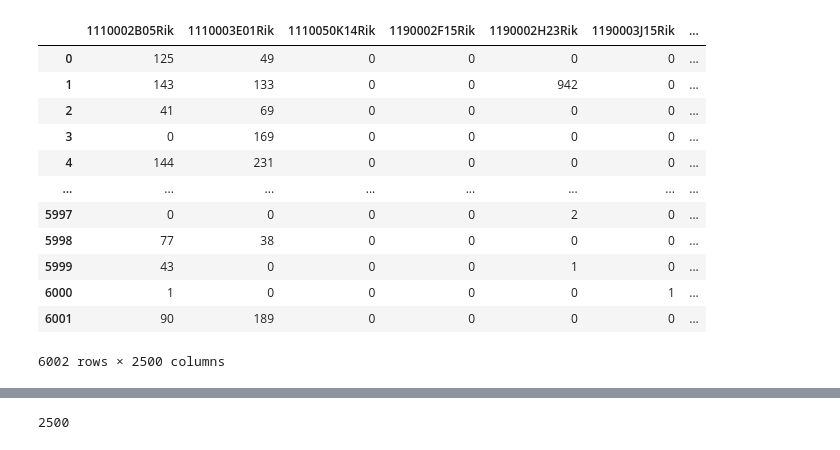
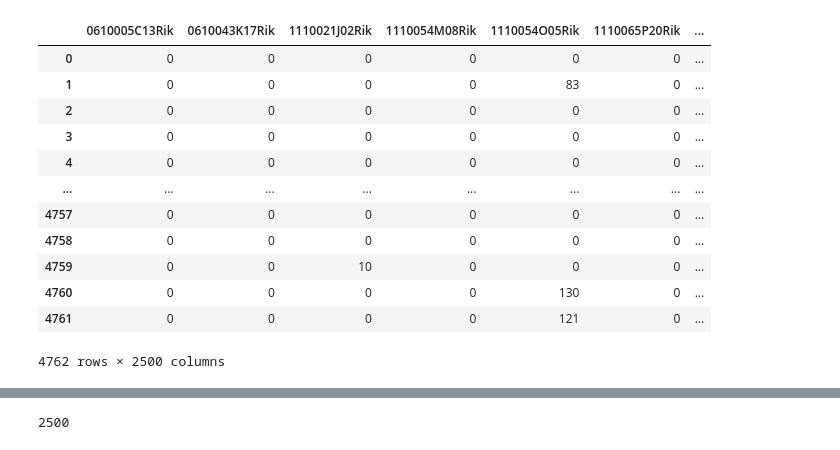
Before and after one commit to Fahim17/inferring-miRNA, a Jupyter notebook: data_to_image_v2.ipynb, the cells around one changed output, grey strips where cells are left out. Drawn from its saved outputs; the diff is of its cells as text; code cells hidden in the pictures.

```diff
--- a/data_to_image_v2.ipynb
+++ b/data_to_image_v2.ipynb
@@ -35,31 +35,32 @@ from sklearn.preprocessing import StandardScaler
 # %%
 cwd = os.getcwd()
 
 data_path = "D:\\Research\\data\\processed_dataset" #lab
 
 # tissue_type = 'liver'
 # tissue_type = 'pancreas'
 # tissue_type = 'kidney'
-tissue_type = 'heart'
+# tissue_type = 'heart'
+tissue_type = 'brain_myeloid'
 
 df_main = pd.read_csv(f'{data_path}\\{tissue_type}\\highly_expressed_2500_genes.csv')
 df_main = df_main.drop('Unnamed: 0',axis=1)
 
 df_main
 # %% [output]
-|  | 1110002B05Rik | 1110003E01Rik | 1110050K14Rik | 1190002F15Rik | 1190002H23Rik | 1190003J15Rik | ... |
-| 0 | 125 | 49 | 0 | 0 | 0 | 0 | ... |
-| 1 | 143 | 133 | 0 | 0 | 942 | 0 | ... |
-| 2 | 41 | 69 | 0 | 0 | 0 | 0 | ... |
-| 3 | 0 | 169 | 0 | 0 | 0 | 0 | ... |
-| 4 | 144 | 231 | 0 | 0 | 0 | 0 | ... |
+|  | 0610005C13Rik | 0610043K17Rik | 1110021J02Rik | 1110054M08Rik | 1110054O05Rik | 1110065P20Rik | ... |
+| 0 | 0 | 0 | 0 | 0 | 0 | 0 | ... |
+| 1 | 0 | 0 | 0 | 0 | 83 | 0 | ... |
+| 2 | 0 | 0 | 0 | 0 | 0 | 0 | ... |
+| 3 | 0 | 0 | 0 | 0 | 0 | 0 | ... |
+| 4 | 0 | 0 | 0 | 0 | 0 | 0 | ... |
 | ... | ... | ... | ... | ... | ... | ... | ... |
-| 5997 | 0 | 0 | 0 | 0 | 2 | 0 | ... |
-| 5998 | 77 | 38 | 0 | 0 | 0 | 0 | ... |
-| 5999 | 43 | 0 | 0 | 0 | 1 | 0 | ... |
-| 6000 | 1 | 0 | 0 | 0 | 0 | 1 | ... |
-| 6001 | 90 | 189 | 0 | 0 | 0 | 0 | ... |
+| 4757 | 0 | 0 | 0 | 0 | 0 | 0 | ... |
+| 4758 | 0 | 0 | 0 | 0 | 0 | 0 | ... |
+| 4759 | 0 | 0 | 10 | 0 | 0 | 0 | ... |
+| 4760 | 0 | 0 | 0 | 0 | 130 | 0 | ... |
+| 4761 | 0 | 0 | 0 | 0 | 121 | 0 | ... |
-6002 rows × 2500 columns
+4762 rows × 2500 columns
 # %%
 df = df_main.iloc[:,:].to_numpy()
 # df = np.transpose(df)
```
Also changed, not shown: parts of 3 cells of this notebook, 3 other files.
